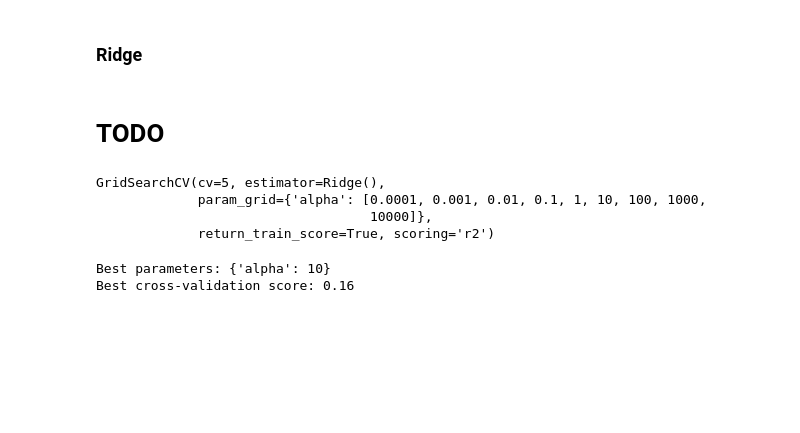
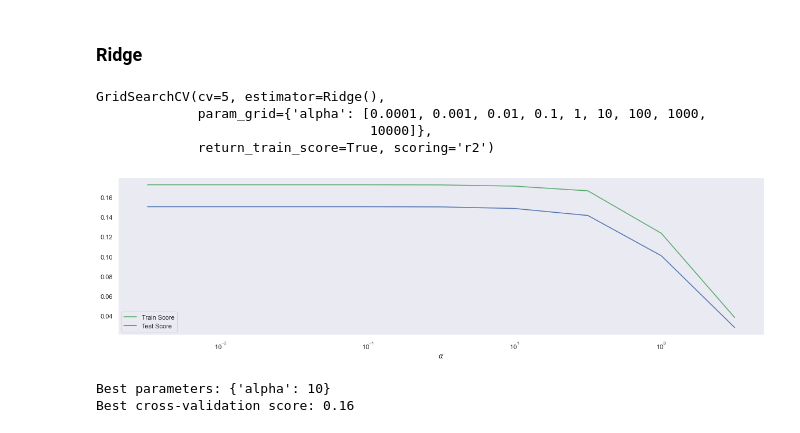
Before and after one commit to ddahiya16/Machine-Learning, a Jupyter notebook: Customer Life Time Value Prediction Model.ipynb, the cells around one changed output. Saved outputs shown, nothing was run; the diff lists cells and outputs as text; code cells hidden in the pictures; blank space fills up the shorter version.

```diff
--- a/Customer Life Time Value Prediction Model.ipynb
+++ b/Customer Life Time Value Prediction Model.ipynb
@@ -715,4 +716,2 @@ display(results.head())
 # %% [markdown]
 ### Ridge
-# %% [markdown]
-# TODO
@@ -719,17 +730,27 @@ display(results.head())
 # %%
-from sklearn.linear_model import Ridge
 ridge = Ridge()
 
 param_grid = {'alpha': [0.0001, 0.001, 0.01, 0.1, 1, 10, 100,1000,10000]}
 grid_search = GridSearchCV(ridge, param_grid, cv=5, return_train_score=True,
                            scoring = 'r2')
+
+grid_search.fit(x_train, y_train)
+# %% [output]
+GridSearchCV(cv=5, estimator=Ridge(),
+             param_grid={'alpha': [0.0001, 0.001, 0.01, 0.1, 1, 10, 100, 1000,
+                                   10000]},
+             return_train_score=True, scoring='r2')
-# %%
-grid_search.fit(x_train, y_train)
-# %% [output]
-GridSearchCV(cv=5, estimator=Ridge(),
-             param_grid={'alpha': [0.0001, 0.001, 0.01, 0.1, 1, 10, 100, 1000,
-                                   10000]},
-             return_train_score=True, scoring='r2')
+# %%
+%matplotlib inline
+plt.subplots(figsize = (20,5))
+plt.plot(x_range, train_score_list, c = 'g', label = 'Train Score')
+plt.plot(x_range, test_score_list, c = 'b', label = 'Test Score')
+plt.xscale('log')
+plt.legend(loc = 3)
+plt.xlabel(r'$\alpha$')
+plt.grid()
+# %% [output]
+[figure, added]
 # %%
 print("Best parameters: {}".format(grid_search.best_params_))
 print("Best cross-validation score: {:.2f}".format(grid_search.best_score_))
```
Also changed, not shown: parts of 36 cells of this notebook.
